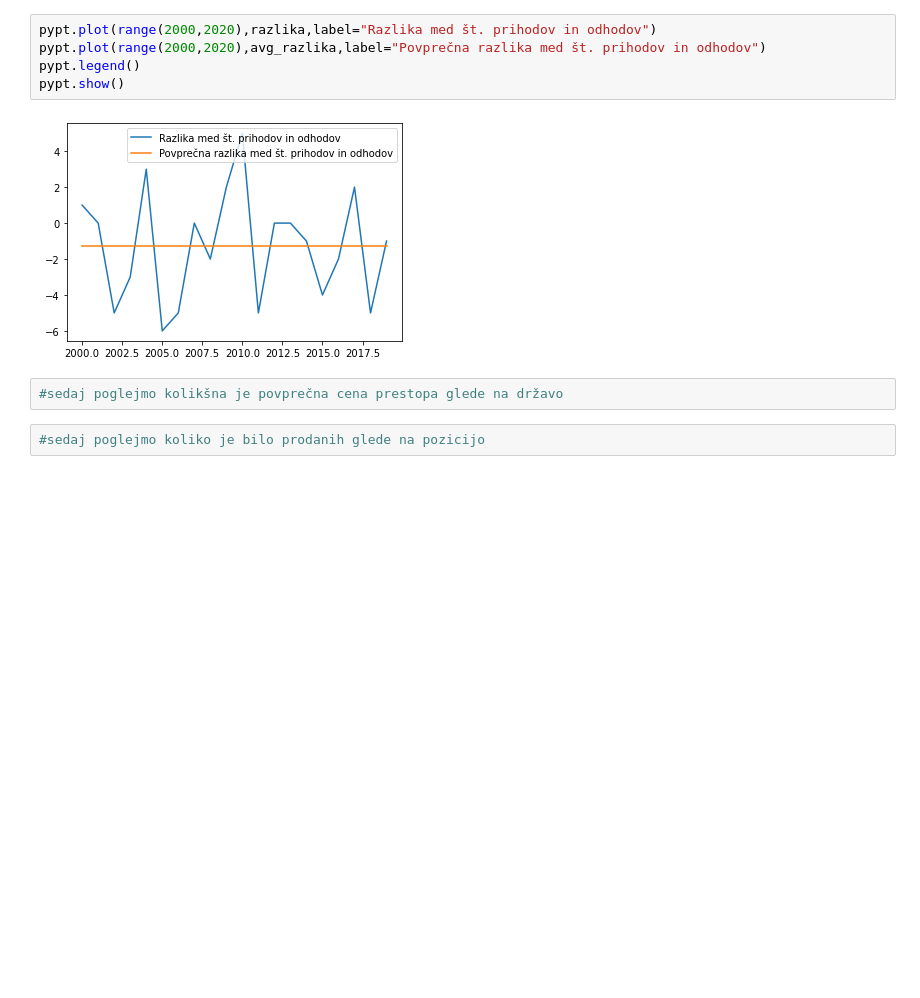
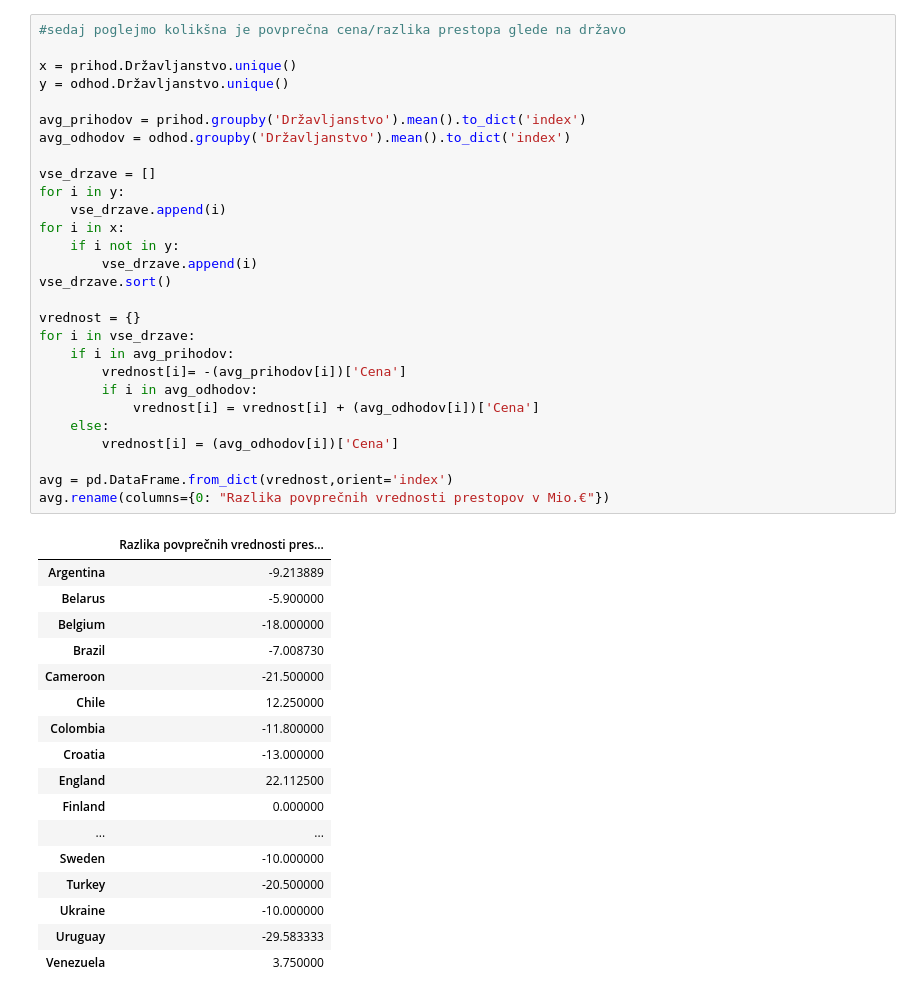
Before and after one commit to Marsovc1/Projektna-naloga-PROG1, a Jupyter notebook: jupyter_analiza.ipynb, the cells around one changed output. Drawn from its saved outputs; the diff is of its cells as text; blank space fills up the shorter version.

```diff
--- a/jupyter_analiza.ipynb
+++ b/jupyter_analiza.ipynb
@@ -66,11 +82,46 @@ pypt.show()
-# %%
-pypt.plot(range(2000,2020),razlika,label="Razlika med št. prihodov in odhodov")
-pypt.plot(range(2000,2020),avg_razlika,label="Povprečna razlika med št. prihodov in odhodov")
-pypt.legend()
-pypt.show()
-# %% [output]
-[figure, removed]
-# %%
-#sedaj poglejmo kolikšna je povprečna cena prestopa glede na državo
-# %%
-#sedaj poglejmo koliko je bilo prodanih glede na pozicijo
+# %%
+#sedaj poglejmo kolikšna je povprečna cena/razlika prestopa glede na državo
+
+x = prihod.Državljanstvo.unique()
+y = odhod.Državljanstvo.unique()
+
+avg_prihodov = prihod.groupby('Državljanstvo').mean().to_dict('index')
+avg_odhodov = odhod.groupby('Državljanstvo').mean().to_dict('index')
+
+vse_drzave = []
+for i in y:
+    vse_drzave.append(i)
+for i in x:
+    if i not in y:
+        vse_drzave.append(i)
+vse_drzave.sort()
+
+vrednost = {}
+for i in vse_drzave:
+    if i in avg_prihodov:
+        vrednost[i]= -(avg_prihodov[i])['Cena']
+        if i in avg_odhodov:
+            vrednost[i] = vrednost[i] + (avg_odhodov[i])['Cena']
+    else:
+        vrednost[i] = (avg_odhodov[i])['Cena']
+
+avg = pd.DataFrame.from_dict(vrednost,orient='index')
+avg.rename(columns={0: "Razlika povprečnih vrednosti prestopov v Mio.€"})
+# %% [output]
+|  | Razlika povprečnih vrednosti pres... |
+| Argentina | -9.213889 |
+| Belarus | -5.900000 |
+| Belgium | -18.000000 |
+| Brazil | -7.008730 |
+| Cameroon | -21.500000 |
+| Chile | 12.250000 |
+| Colombia | -11.800000 |
+| Croatia | -13.000000 |
+| England | 22.112500 |
+| Finland | 0.000000 |
+| ... | ... |
+| Sweden | -10.000000 |
+| Turkey | -20.500000 |
+| Ukraine | -10.000000 |
+| Uruguay | -29.583333 |
+| Venezuela | 3.750000 |
```
Also changed, not shown: parts of 16 cells of this notebook.
